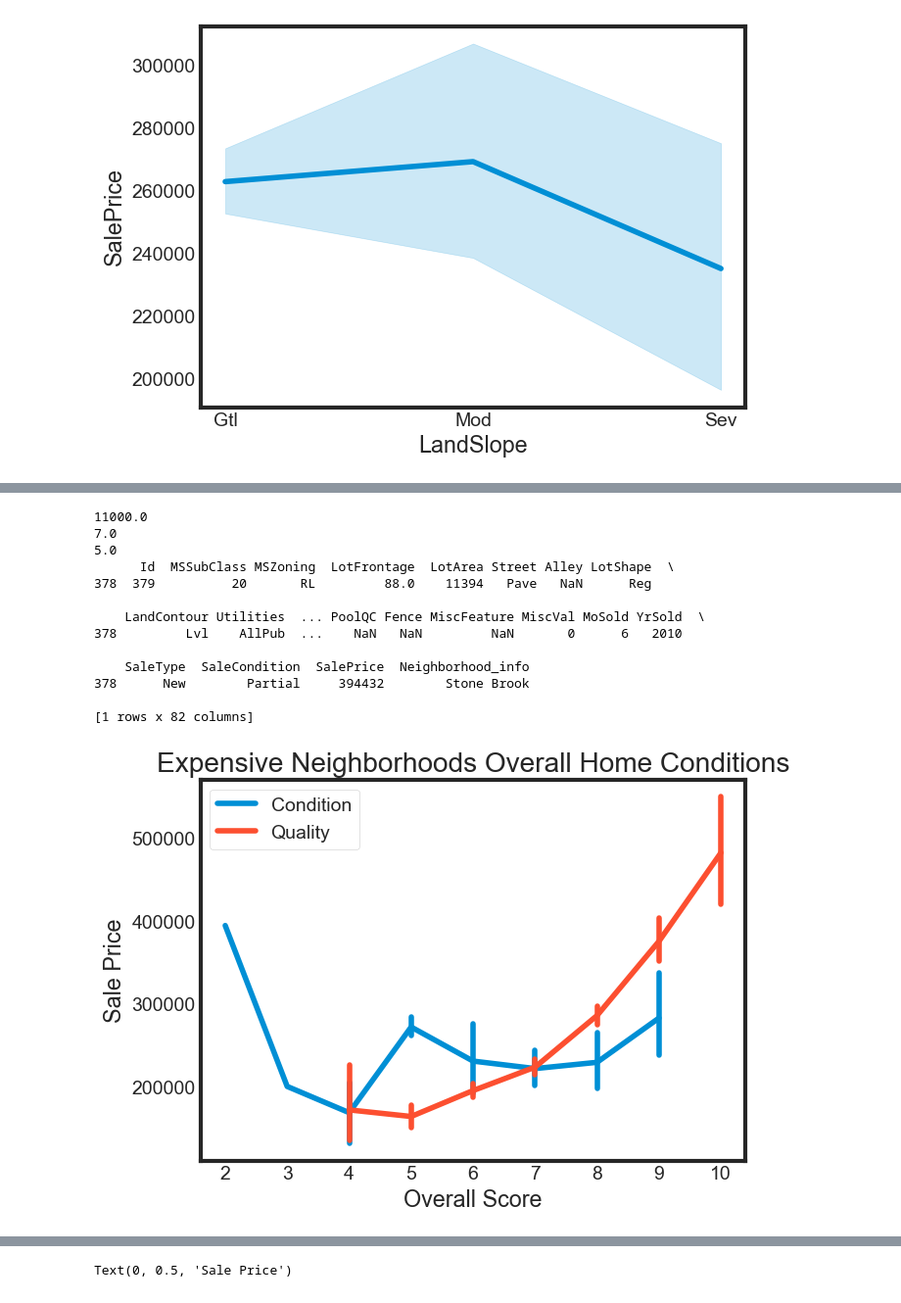
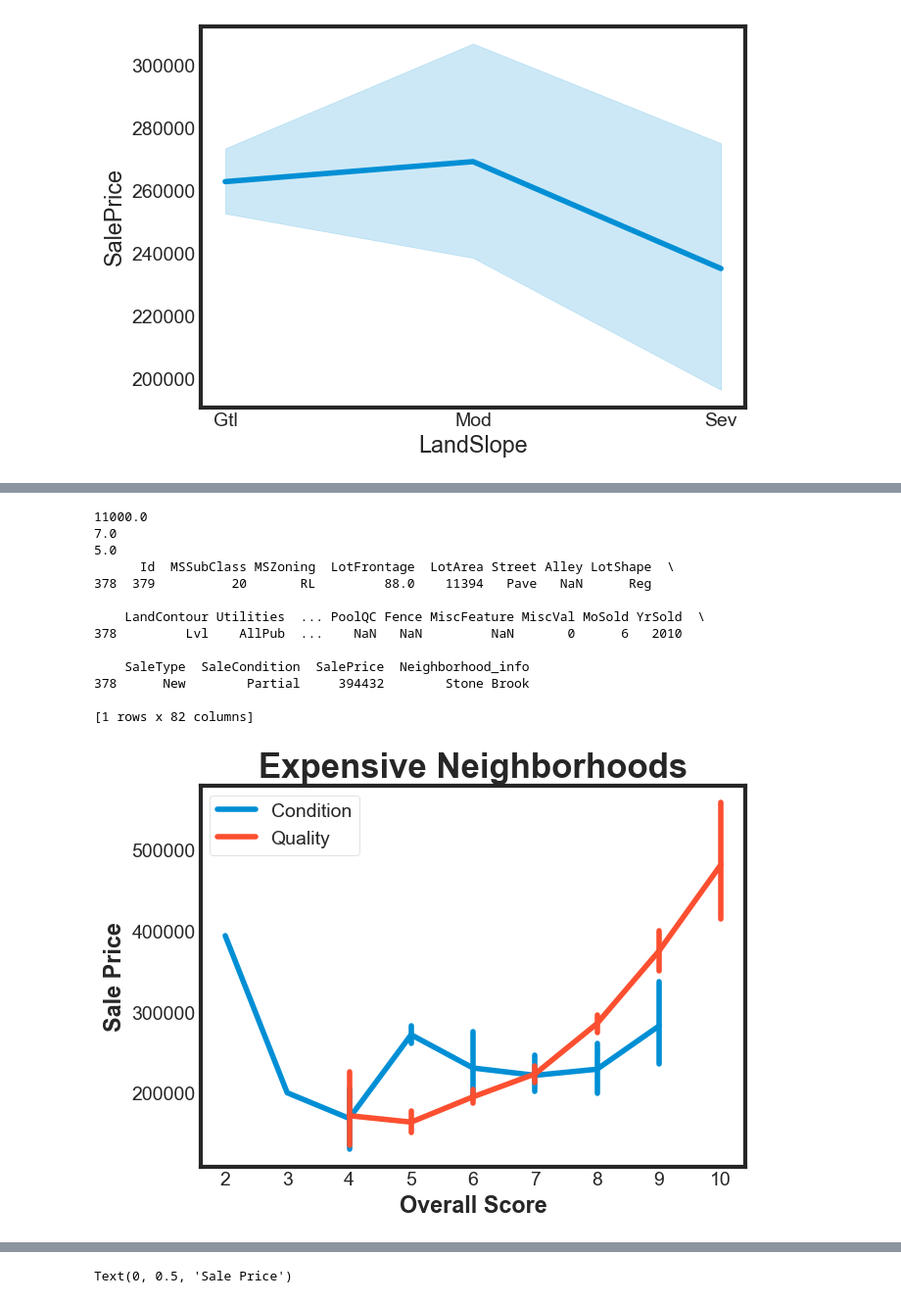
Before and after one commit to Spikes666/Data-Dive-4, a Jupyter notebook: main.ipynb, the cells around one changed output, grey strips where cells are left out. Shown at 98% size. Cells and saved outputs as stored; diff of their text form; code cells hidden in the pictures.

```diff
--- a/main.ipynb
+++ b/main.ipynb
@@ -329,33 +334,39 @@ print(cheap_df['OverallCond'].median())
 # %%
+#Plotting quality and condition within expensive neighborhoods
 sns.lineplot(data=exp_df,x='OverallCond',y='SalePrice',legend='auto',err_style='bars')
 sns.lineplot(data=exp_df,x='OverallQual',y='SalePrice',legend='auto',err_style='bars')
-plt.title('Expensive Neighborhoods Overall Home Conditions')
-plt.xlabel('Overall Score')
-plt.ylabel('Sale Price')
+
+#titles and legend
+plt.title('Expensive Neighborhoods', weight = 'bold').set_fontsize('25')
+plt.xlabel('Overall Score', weight = 'bold')
+plt.ylabel('Sale Price', weight = 'bold')
 plt.legend(['Condition','Quality'],loc = 'upper left')
+
+#checking out possible changes within the neighborhood
 exp_df['LotShape'].value_counts()
 exp_df['MSSubClass'].value_counts()
 exp_df['BldgType'].value_counts()
 print(exp_df['LotArea'].median())
 
 #interesting
+#values for median quality and condition of the sales within expensive nerighborhoods
 exp_df['OverallQual'].value_counts()
 print(exp_df['OverallQual'].median())
 exp_df['OverallCond'].value_counts()
 print(exp_df['OverallCond'].median())
 print(exp_df[exp_df['OverallCond']==2])
 # %% [output]
 11000.0
 7.0
 5.0
       Id  MSSubClass MSZoning  LotFrontage  LotArea Street Alley LotShape  \
 378  379          20       RL         88.0    11394   Pave   NaN      Reg
 
     LandContour Utilities  ... PoolQC Fence MiscFeature MiscVal MoSold YrSold  \
 378         Lvl    AllPub  ...    NaN   NaN         NaN       0      6   2010
 
     SaleType  SaleCondition  SalePrice  Neighborhood_info
 378      New        Partial     394432        Stone Brook
 
 [1 rows x 82 columns]
-[figure, old version]
+[figure, new version]
```
Also changed, not shown: parts of 4 cells of this notebook.
